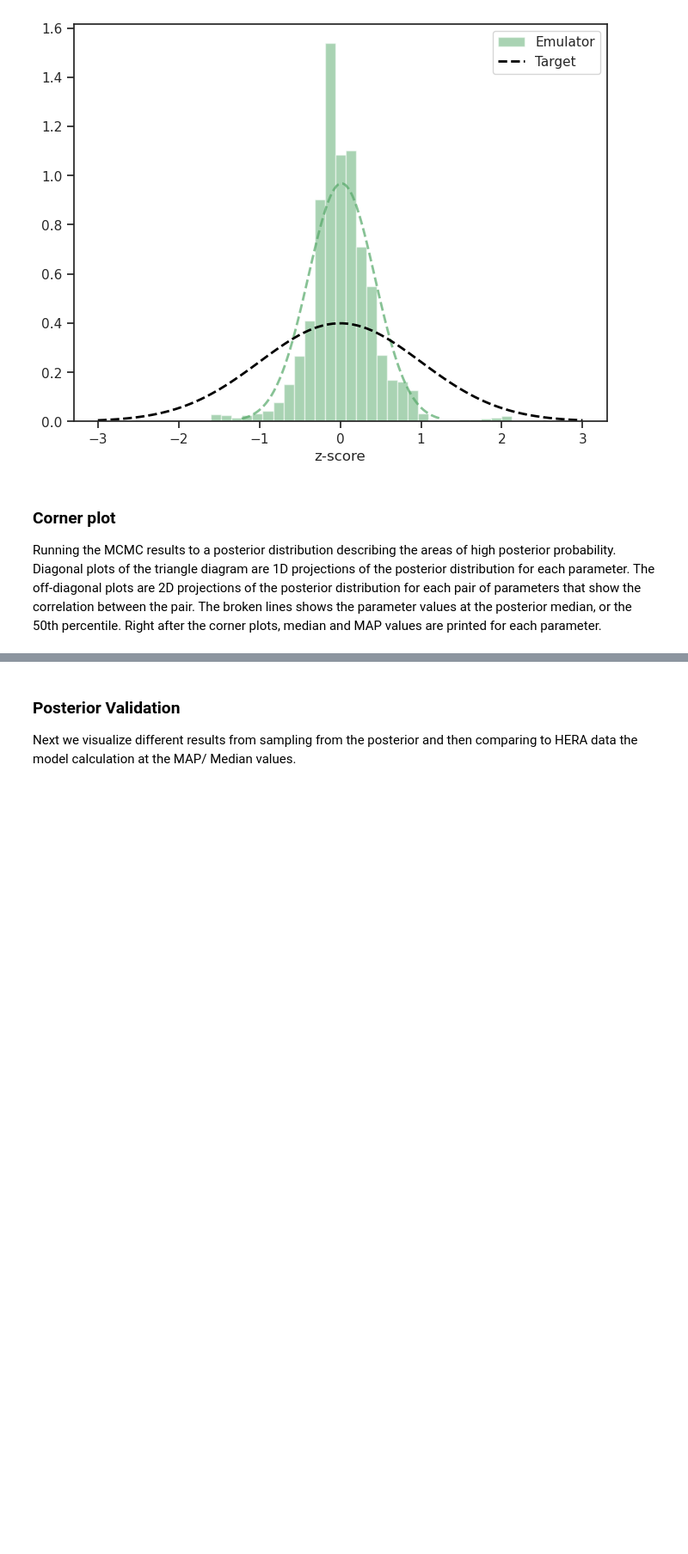
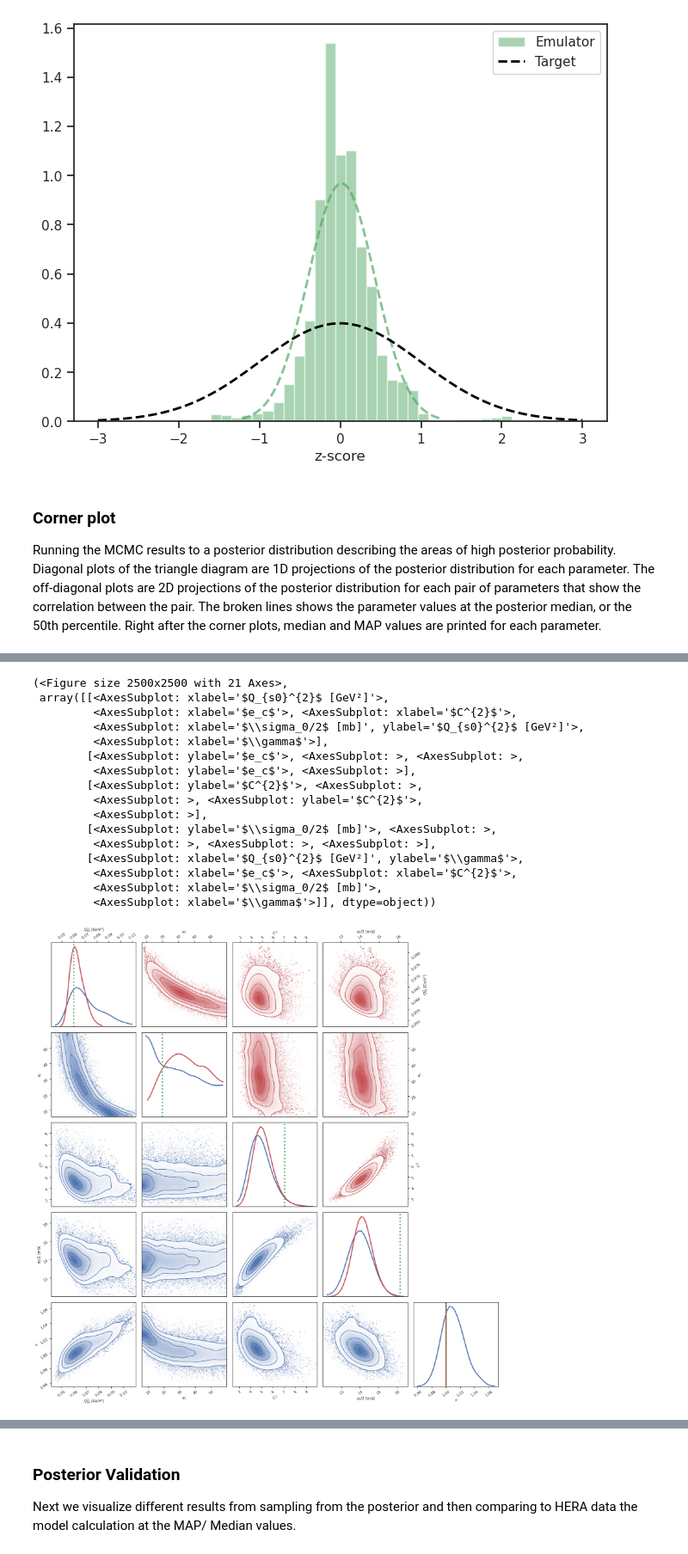
Before and after one commit to camcasuga/BayesianBK_results, a Jupyter notebook: analysis.ipynb, the cells around one changed output, grey strips where cells are left out. Shown at 86% size. Saved outputs shown, nothing was run; the diff lists cells and outputs as text; code cells hidden in the pictures; blank space fills up the shorter version.

```diff
--- a/analysis.ipynb
+++ b/analysis.ipynb
@@ -128,3 +121,30 @@ plot_corner_tocompare(posterior_parameters_tocompare, fig2, corner)
+# %%
+posterior_samples_mve = np.vstack(np.loadtxt("../BayesianBK/run_corr/mve/plainLHS/mve_500d_corr_6to60_100w_mapinit_allsamples.txt", unpack=True)).T
+posterior_samples_mv5 = theta_post_all
+posterior_samples_mv5 = np.insert(posterior_samples_mv5, 5, posterior_samples_mv5[:, 1], axis = 1)
+posterior_samples_mv5 = np.delete(posterior_samples_mv5, 1, axis = 1)
+posterior_samples_mve_gamma = 1.0*np.ones(len(posterior_samples_mve))
+posterior_samples_mve = np.insert(posterior_samples_mve, 4, posterior_samples_mve_gamma, axis = 1)
+posterior_samples_mve[0:200, 4] = 1.0
+plot_corner(posterior_samples_mve, posterior_samples_mv5)
+# %% [output]
+(<Figure size 2500x2500 with 21 Axes>,
+ array([[<AxesSubplot: xlabel='$Q_{s0}^{2}$ [GeV²]'>,
+         <AxesSubplot: xlabel='$e_c$'>, <AxesSubplot: xlabel='$C^{2}$'>,
+         <AxesSubplot: xlabel='$\\sigma_0/2$ [mb]', ylabel='$Q_{s0}^{2}$ [GeV²]'>,
+         <AxesSubplot: xlabel='$\\gamma$'>],
+        [<AxesSubplot: ylabel='$e_c$'>, <AxesSubplot: >, <AxesSubplot: >,
+         <AxesSubplot: ylabel='$e_c$'>, <AxesSubplot: >],
+        [<AxesSubplot: ylabel='$C^{2}$'>, <AxesSubplot: >,
+         <AxesSubplot: >, <AxesSubplot: ylabel='$C^{2}$'>,
+         <AxesSubplot: >],
+        [<AxesSubplot: ylabel='$\\sigma_0/2$ [mb]'>, <AxesSubplot: >,
+         <AxesSubplot: >, <AxesSubplot: >, <AxesSubplot: >],
+        [<AxesSubplot: xlabel='$Q_{s0}^{2}$ [GeV²]', ylabel='$\\gamma$'>,
+         <AxesSubplot: xlabel='$e_c$'>, <AxesSubplot: xlabel='$C^{2}$'>,
+         <AxesSubplot: xlabel='$\\sigma_0/2$ [mb]'>,
+         <AxesSubplot: xlabel='$\\gamma$'>]], dtype=object))
+[figure, added]
 # %%
 print("Mean", mean)
 print("Median", median)
```
Also changed, not shown: parts of 16 cells of this notebook, 12 other files.
